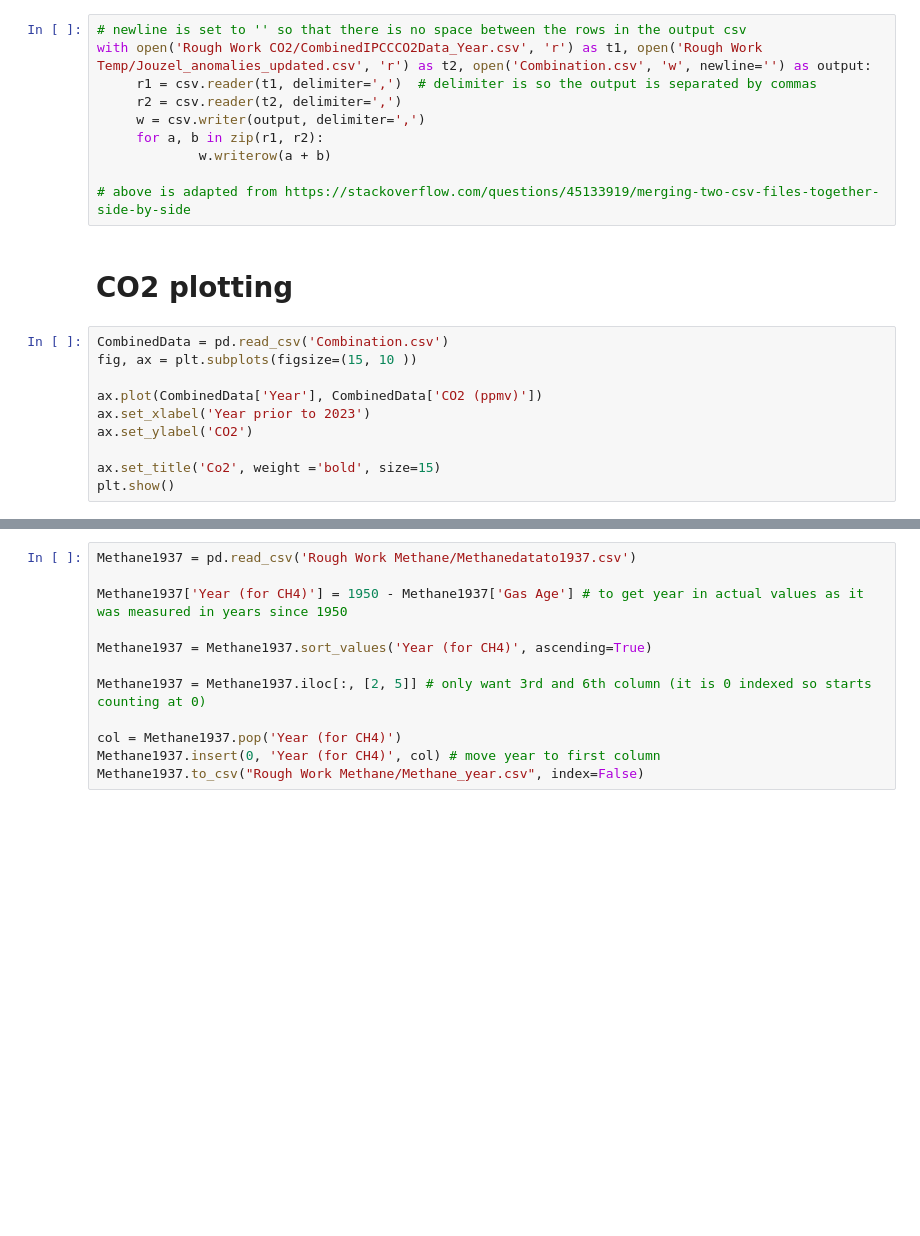
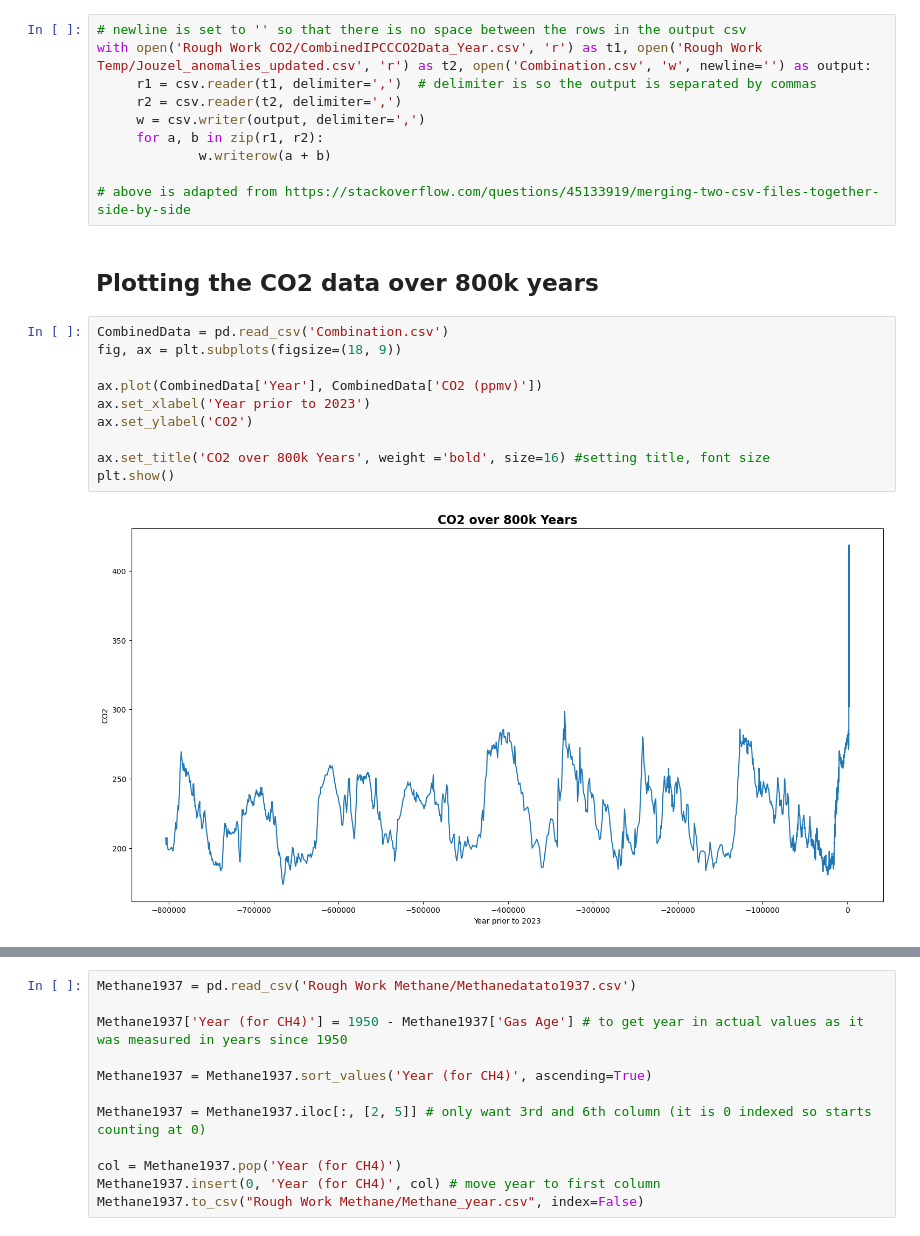
Before and after one commit to rebeccaf1918/Programming-for-Da-Project2, a Jupyter notebook: Project.ipynb, the cells around one changed output, grey strips where cells are left out. Saved outputs shown, nothing was run; the diff lists cells and outputs as text; blank space fills up the shorter version.

```diff
--- a/Project.ipynb
+++ b/Project.ipynb
@@ -170,16 +168,18 @@ with open('Rough Work CO2/CombinedIPCCCO2Data_Year.csv', 'r') as t1, open('Rough
              w.writerow(a + b)
 
 # above is adapted from https://stackoverflow.com/questions/45133919/merging-two-csv-files-together-side-by-side
-# %% [markdown]
-# CO2 plotting
+# %% [markdown]
+## Plotting the CO2 data over 800k years
 # %%
 CombinedData = pd.read_csv('Combination.csv')
-fig, ax = plt.subplots(figsize=(15, 10 ))
+fig, ax = plt.subplots(figsize=(18, 9))
 
 ax.plot(CombinedData['Year'], CombinedData['CO2 (ppmv)'])
 ax.set_xlabel('Year prior to 2023')
 ax.set_ylabel('CO2')
 
-ax.set_title('Co2', weight ='bold', size=15)
+ax.set_title('CO2 over 800k Years', weight ='bold', size=16) #setting title, font size
 plt.show()
+# %% [output]
+[figure, added]
 # %%
```
Also changed, not shown: parts of 49 cells of this notebook.
